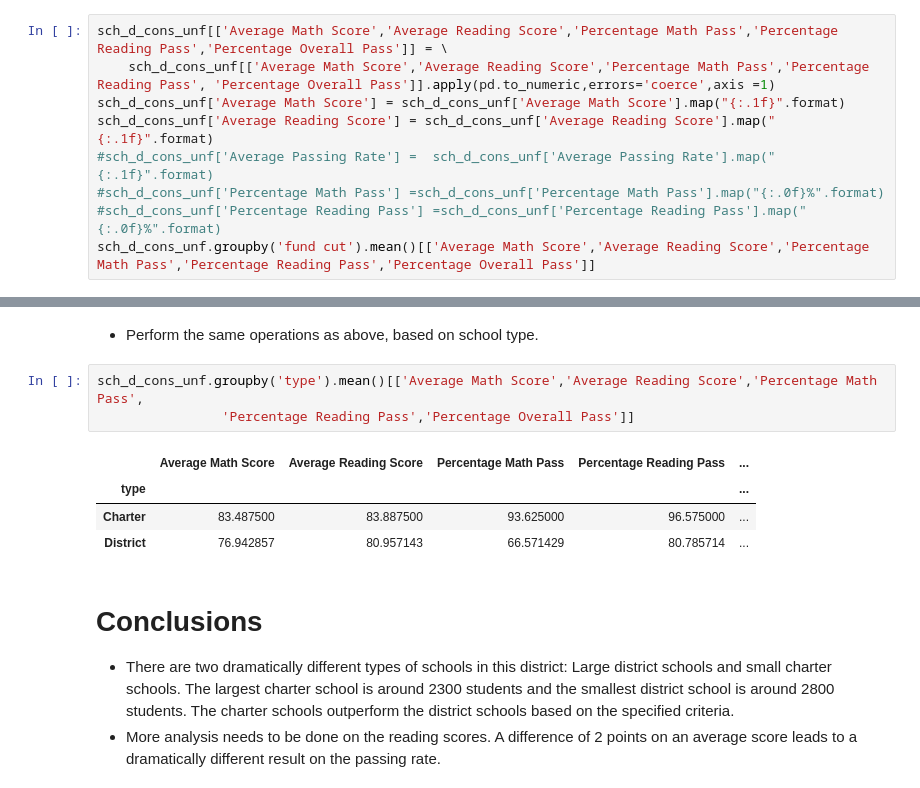
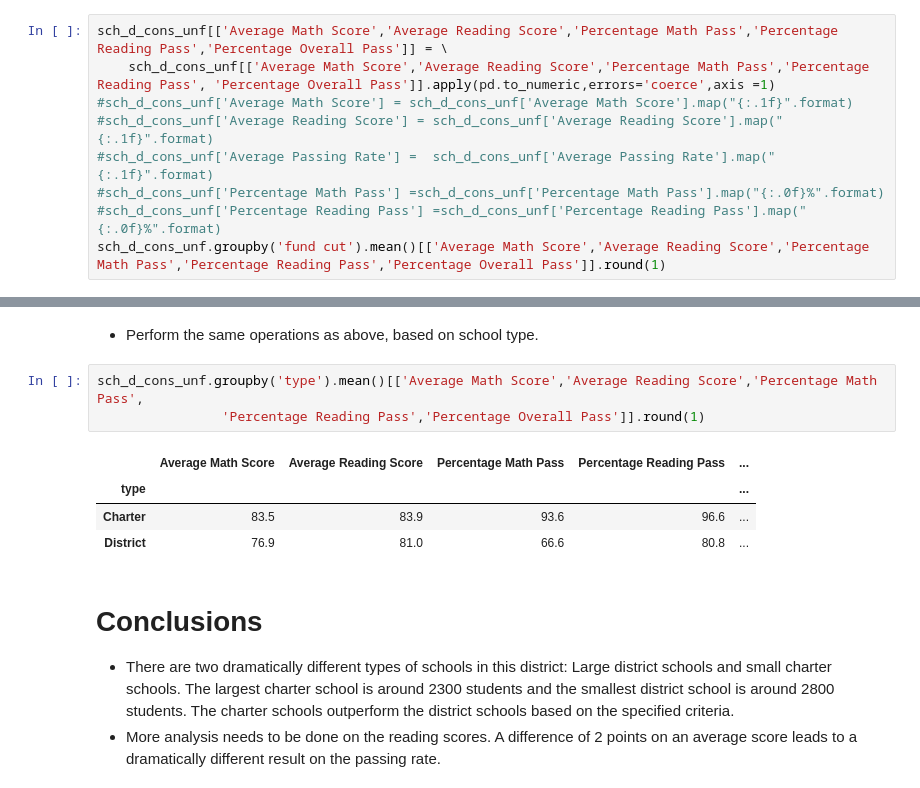
Before and after one commit to jzefron/NUHwPanda, a Jupyter notebook: PyCitySchools_jze.ipynb, the cells around one changed output, grey strips where cells are left out. Drawn from its saved outputs; the diff is of its cells as text.

```diff
--- a/PyCitySchools_jze.ipynb
+++ b/PyCitySchools_jze.ipynb
@@ -254,10 +254,10 @@ dtype: object
 # %%
 sch_d_cons_unf[['Average Math Score','Average Reading Score','Percentage Math Pass','Percentage Reading Pass','Percentage Overall Pass']] = \
     sch_d_cons_unf[['Average Math Score','Average Reading Score','Percentage Math Pass','Percentage Reading Pass', 'Percentage Overall Pass']].apply(pd.to_numeric,errors='coerce',axis =1)
-sch_d_cons_unf['Average Math Score'] = sch_d_cons_unf['Average Math Score'].map("{:.1f}".format)
-sch_d_cons_unf['Average Reading Score'] = sch_d_cons_unf['Average Reading Score'].map("{:.1f}".format)
+#sch_d_cons_unf['Average Math Score'] = sch_d_cons_unf['Average Math Score'].map("{:.1f}".format)
+#sch_d_cons_unf['Average Reading Score'] = sch_d_cons_unf['Average Reading Score'].map("{:.1f}".format)
 #sch_d_cons_unf['Average Passing Rate'] =  sch_d_cons_unf['Average Passing Rate'].map("{:.1f}".format)
 #sch_d_cons_unf['Percentage Math Pass'] =sch_d_cons_unf['Percentage Math Pass'].map("{:.0f}%".format)
 #sch_d_cons_unf['Percentage Reading Pass'] =sch_d_cons_unf['Percentage Reading Pass'].map("{:.0f}%".format)
-sch_d_cons_unf.groupby('fund cut').mean()[['Average Math Score','Average Reading Score','Percentage Math Pass','Percentage Reading Pass','Percentage Overall Pass']]
+sch_d_cons_unf.groupby('fund cut').mean()[['Average Math Score','Average Reading Score','Percentage Math Pass','Percentage Reading Pass','Percentage Overall Pass']].round(1)
 # %% [output]
@@ -286,12 +291,12 @@ sch_d_cons_unf.groupby('size cut').mean()[['Average Math Score','Average Reading
 * Perform the same operations as above, based on school type.
 # %%
 sch_d_cons_unf.groupby('type').mean()[['Average Math Score','Average Reading Score','Percentage Math Pass',
-                'Percentage Reading Pass','Percentage Overall Pass']]
+                'Percentage Reading Pass','Percentage Overall Pass']].round(1)
 # %% [output]
 |  | Average Math Score | Average Reading Score | Percentage Math Pass | Percentage Reading Pass | ... |
 | type |  |  |  |  | ... |
-| Charter | 83.487500 | 83.887500 | 93.625000 | 96.575000 | ... |
-| District | 76.942857 | 80.957143 | 66.571429 | 80.785714 | ... |
+| Charter | 83.5 | 83.9 | 93.6 | 96.6 | ... |
+| District | 76.9 | 81.0 | 66.6 | 80.8 | ... |
 # %% [markdown]
 # Conclusions
 * There are two dramatically different types of schools in this district: Large district schools and small charter schools. The largest charter school is around 2300 students and the smallest district school is around 2800 students. The charter schools outperform the district schools based on the specified criteria.
```
Also changed, not shown: parts of 2 cells of this notebook, 2 other files.
